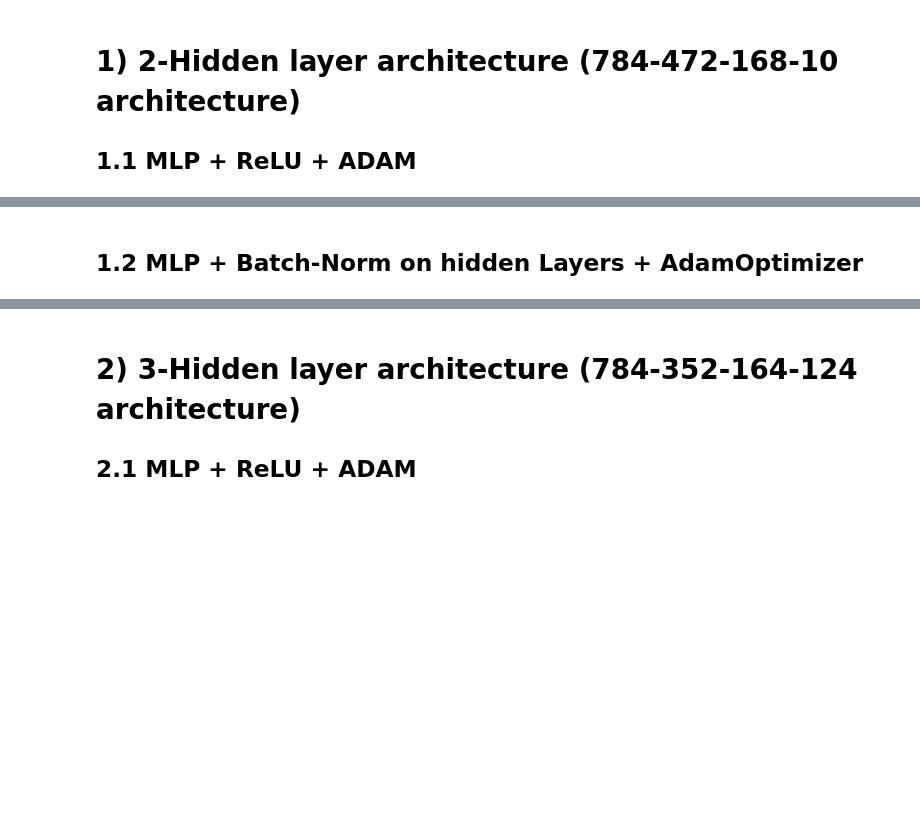
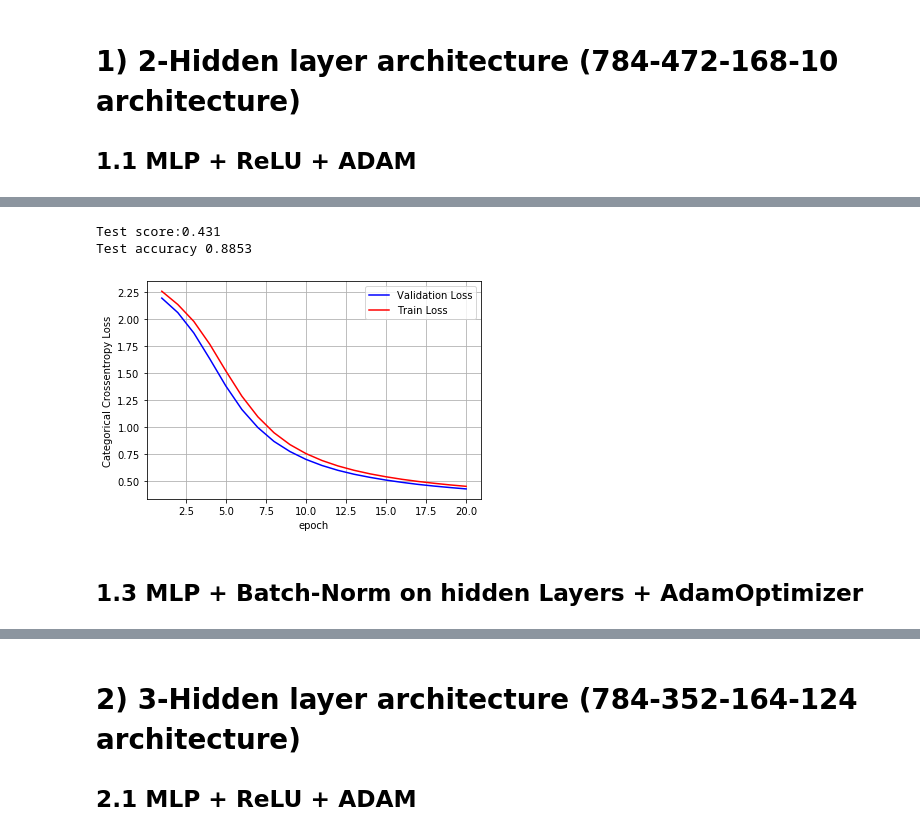
Before and after one commit to RaviSiddu/basics, a Jupyter notebook: TensorFlow_and_Keras_Build_various_MLP_architectures_for_MNIST_dataset.ipynb, the cells around one changed output, grey strips where cells are left out. Drawn from its saved outputs; the diff is of its cells as text; code cells hidden in the pictures; blank space fills up the shorter version.

```diff
--- a/TensorFlow_and_Keras_Build_various_MLP_architectures_for_MNIST_dataset.ipynb
+++ b/TensorFlow_and_Keras_Build_various_MLP_architectures_for_MNIST_dataset.ipynb
@@ -256,0 +259,10 @@ Test accuracy 0.9806
+# %%
+
+# Multilayer perceptron
+
+model_sigmoid=Sequential()
+model_sigmoid.add(Dense(472,activation='sigmoid',input_shape=(input_dim,),kernel_initializer=he_normal(seed=None)))
+model_sigmoid.add(Dense(168,activation='sigmoid',kernel_initializer=he_normal(seed=None)))
+model_sigmoid.add(Dense(output_dim,activation='softmax'))
+
+print(model_relu.summary())
@@ -256,0 +285,4 @@ Test accuracy 0.9806
+# %%
+model_sigmoid.compile(optimizer='sgd',loss='categorical_crossentropy',metrics=['accuracy'])
+
+history12=model_sigmoid.fit(x_train,y_train,batch_size=batch_size,epochs=20,verbose=1,validation_data=(x_test,y_test))
@@ -257,5 +307,26 @@ Test accuracy 0.9806
+# %%
+score=model_sigmoid.evaluate(x_test,y_test,verbose=0)
+score1=score[0]
+score2=score[1]
+train_acc1=history12.history['acc']
+print("Test score:%.3f"%score[0])
+print("Test accuracy",score[1])
+
+fig,ax=plt.subplots(1,1)
+ax.set_xlabel('epoch');ax.set_ylabel('Categorical Crossentropy Loss')
+
+x=list(range(1,nb_epoch+1))
+
+vy1=history12.history['val_loss']
+ty1=history12.history['loss']
+
+plt_dynamic(x,vy1,ty1,ax)
+# %% [output]
+Test score:0.431
+Test accuracy 0.8853
+[figure, added]
 # %% [markdown]
-## 1.2 MLP + Batch-Norm on hidden Layers + AdamOptimizer
+## 1.3 MLP + Batch-Norm on hidden Layers + AdamOptimizer
 # %%
 from keras.layers.normalization import BatchNormalization
 
```
Also changed, not shown: parts of 44 cells of this notebook.
